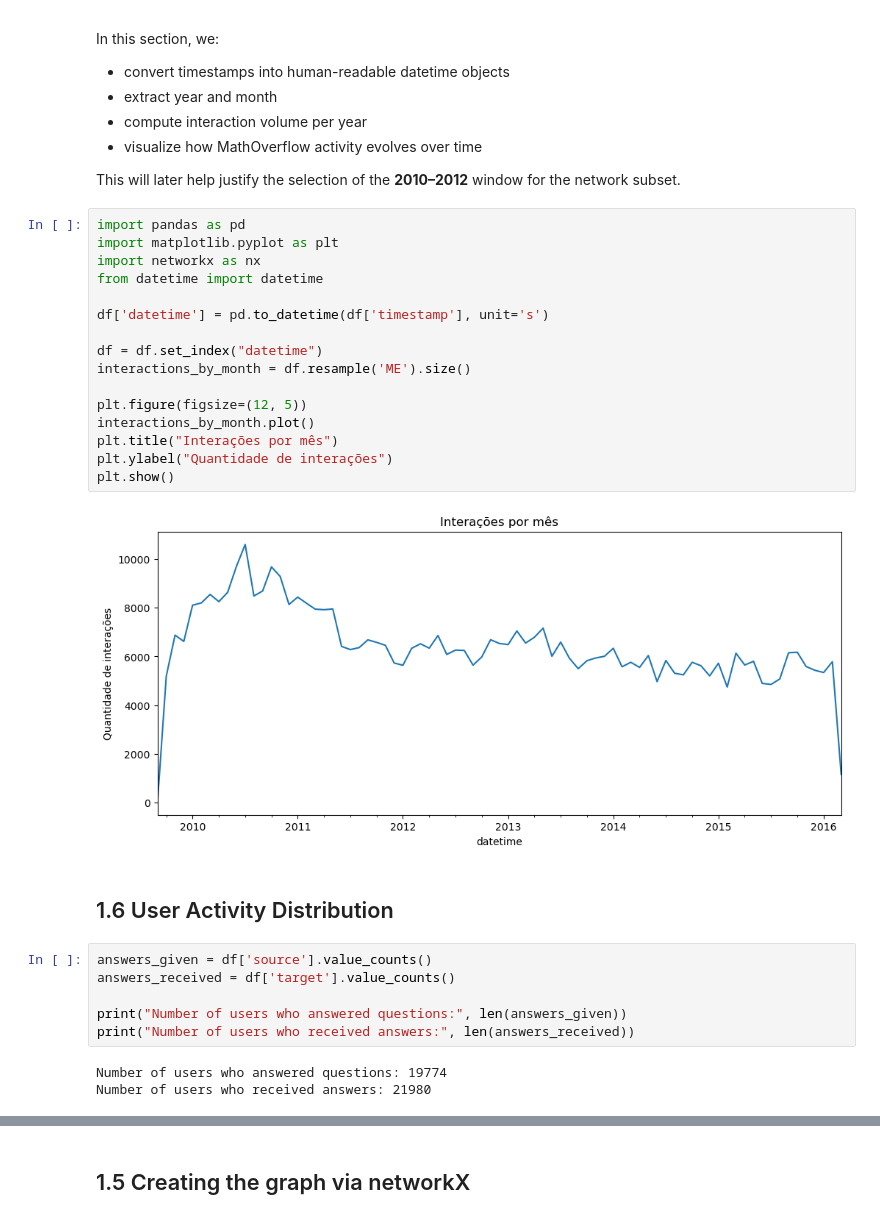
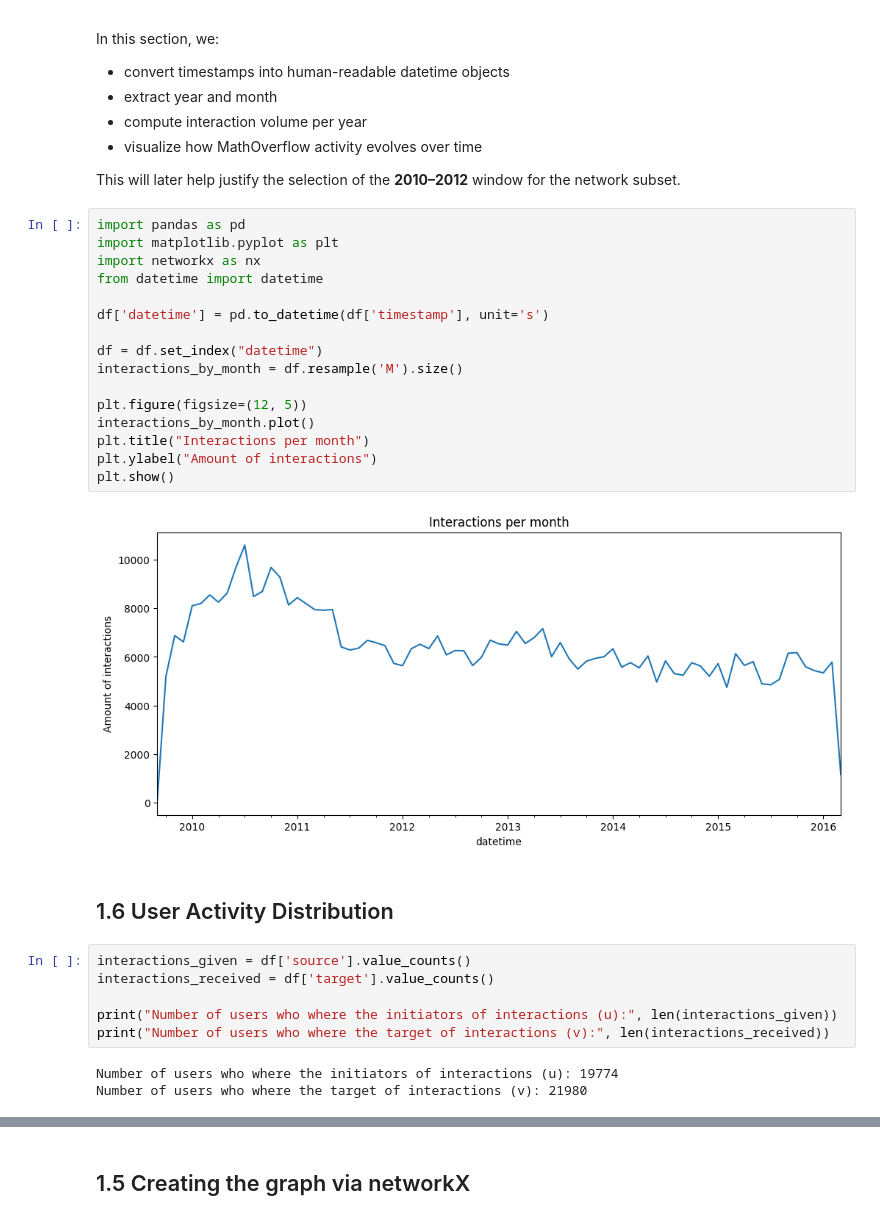
Before and after one commit to jotanmiguel/ProjetoADC-Grupo12, a Jupyter notebook: src/MathOverflow_CompleteAnalysis.ipynb, the cells around one changed output, grey strips where cells are left out. Saved outputs shown, nothing was run; the diff lists cells and outputs as text.

```diff
--- a/src/MathOverflow_CompleteAnalysis.ipynb
+++ b/src/MathOverflow_CompleteAnalysis.ipynb
@@ -82,32 +100,32 @@ This will later help justify the selection of the **2010–2012** window for the
 # %%
 import pandas as pd
 import matplotlib.pyplot as plt
 import networkx as nx
 from datetime import datetime
 
 df['datetime'] = pd.to_datetime(df['timestamp'], unit='s')
 
 df = df.set_index("datetime")
-interactions_by_month = df.resample('ME').size()
+interactions_by_month = df.resample('M').size()
 
 plt.figure(figsize=(12, 5))
 interactions_by_month.plot()
-plt.title("Interações por mês")
-plt.ylabel("Quantidade de interações")
+plt.title("Interactions per month")
+plt.ylabel("Amount of interactions")
 plt.show()
 # %% [output]
-[figure, old version]
+[figure, new version]
 # %% [markdown]
 ## 1.6 User Activity Distribution
 # %%
-answers_given = df['source'].value_counts()
-answers_received = df['target'].value_counts()
+interactions_given = df['source'].value_counts()
+interactions_received = df['target'].value_counts()
 
-print("Number of users who answered questions:", len(answers_given))
-print("Number of users who received answers:", len(answers_received))
+print("Number of users who where the initiators of interactions (u):", len(interactions_given))
+print("Number of users who where the target of interactions (v):", len(interactions_received))
 # %% [output]
-Number of users who answered questions: 19774
-Number of users who received answers: 21980
+Number of users who where the initiators of interactions (u): 19774
+Number of users who where the target of interactions (v): 21980
 # %%
 plt.figure(figsize=(12,5))
 plt.subplot(1,2,1)
```
Also changed, not shown: parts of 11 cells of this notebook, 1 other file.
